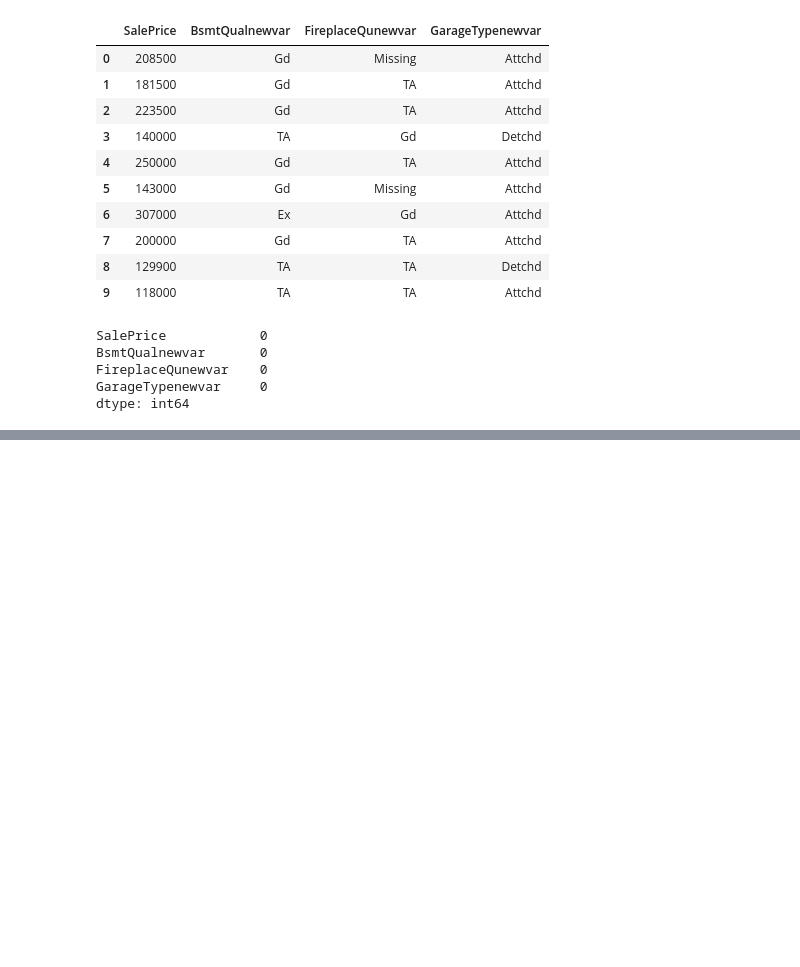
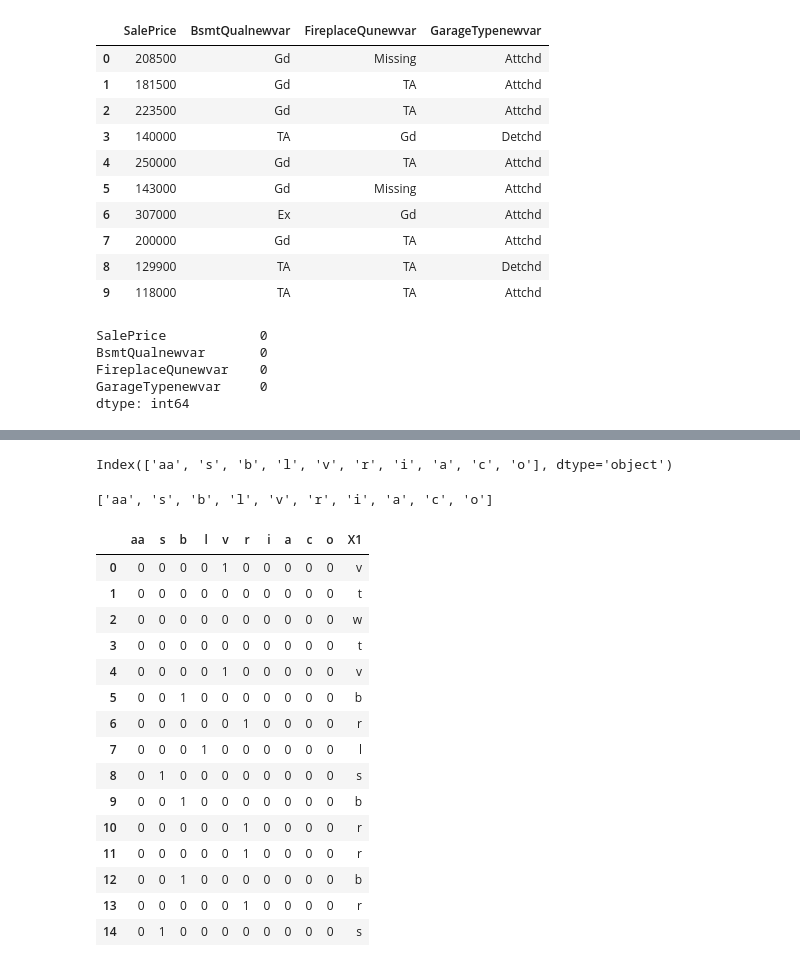
Before and after one commit to vinaygandla/FEATURE-ENGINEERING-AND-FINDING-MISSING-VALUES, a Jupyter notebook: ed-day3-part-2-cat-features.ipynb, the cells around one changed output, grey strips where cells are left out. Saved outputs shown, nothing was run; the diff lists cells and outputs as text; code cells hidden in the pictures; blank space fills up the shorter version.

```diff
--- a/ed-day3-part-2-cat-features.ipynb
+++ b/ed-day3-part-2-cat-features.ipynb
@@ -195,0 +258,4 @@ dtype: int64
+# %%
+# categorical data into numerical
+d1=pd.read_csv('../input/mercedesbenz-greener-manufacturing/train.csv',usecols=['X0','X1','X2','X3','X4','X5','X6'])
+d1
@@ -195,0 +302,34 @@ dtype: int64
+# %%
+d1.X1.value_counts().sort_values(ascending=False).head(10).index
+# %% [output]
+Index(['aa', 's', 'b', 'l', 'v', 'r', 'i', 'a', 'c', 'o'], dtype='object')
+# %%
+list_10=d1.X1.value_counts().sort_values(ascending=False).head(10).index
+list_10=list(list_10)
+list_10
+# %% [output]
+['aa', 's', 'b', 'l', 'v', 'r', 'i', 'a', 'c', 'o']
+# %%
+for categories in list_10:
+    d1[categories]=np.where(d1['X1']==categories,1,0)
+# %%
+list_10.append('X1')
+# %%
+d1[list_10].head(15)
+# %% [output]
+|  | aa | s | b | l | v | r | i | a | c | o | X1 |
+| 0 | 0 | 0 | 0 | 0 | 1 | 0 | 0 | 0 | 0 | 0 | v |
+| 1 | 0 | 0 | 0 | 0 | 0 | 0 | 0 | 0 | 0 | 0 | t |
+| 2 | 0 | 0 | 0 | 0 | 0 | 0 | 0 | 0 | 0 | 0 | w |
+| 3 | 0 | 0 | 0 | 0 | 0 | 0 | 0 | 0 | 0 | 0 | t |
+| 4 | 0 | 0 | 0 | 0 | 1 | 0 | 0 | 0 | 0 | 0 | v |
+| 5 | 0 | 0 | 1 | 0 | 0 | 0 | 0 | 0 | 0 | 0 | b |
+| 6 | 0 | 0 | 0 | 0 | 0 | 1 | 0 | 0 | 0 | 0 | r |
+| 7 | 0 | 0 | 0 | 1 | 0 | 0 | 0 | 0 | 0 | 0 | l |
+| 8 | 0 | 1 | 0 | 0 | 0 | 0 | 0 | 0 | 0 | 0 | s |
+| 9 | 0 | 0 | 1 | 0 | 0 | 0 | 0 | 0 | 0 | 0 | b |
+| 10 | 0 | 0 | 0 | 0 | 0 | 1 | 0 | 0 | 0 | 0 | r |
+| 11 | 0 | 0 | 0 | 0 | 0 | 1 | 0 | 0 | 0 | 0 | r |
+| 12 | 0 | 0 | 1 | 0 | 0 | 0 | 0 | 0 | 0 | 0 | b |
+| 13 | 0 | 0 | 0 | 0 | 0 | 1 | 0 | 0 | 0 | 0 | r |
+| 14 | 0 | 1 | 0 | 0 | 0 | 0 | 0 | 0 | 0 | 0 | s |
```
Also changed, not shown: parts of 13 cells of this notebook.
